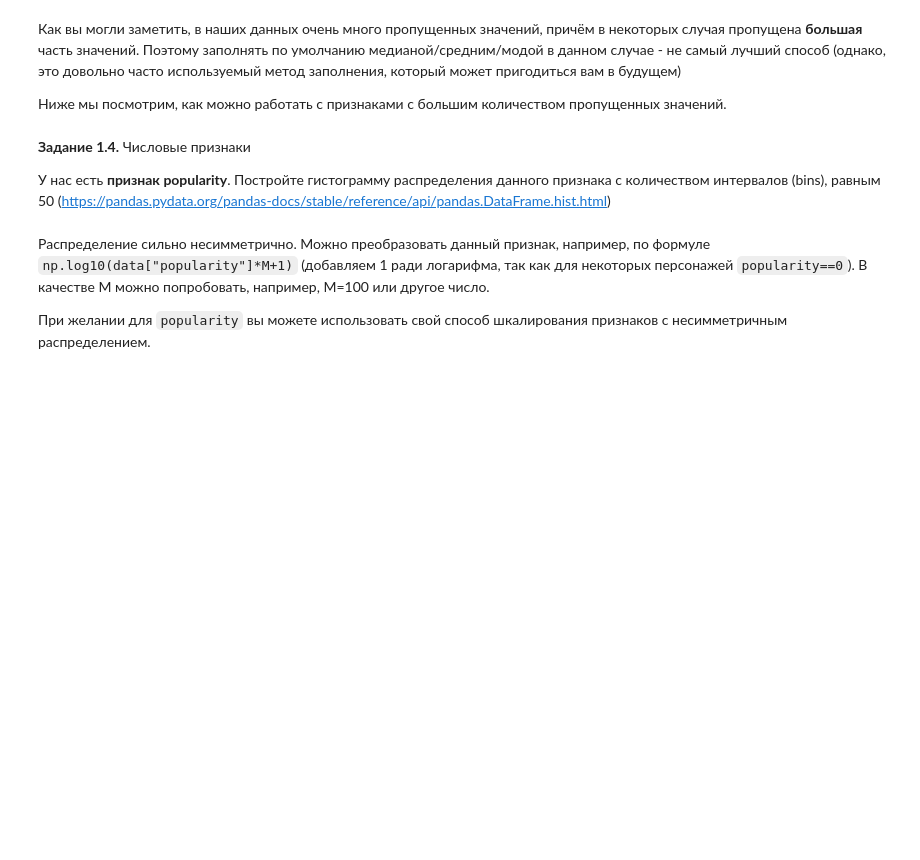
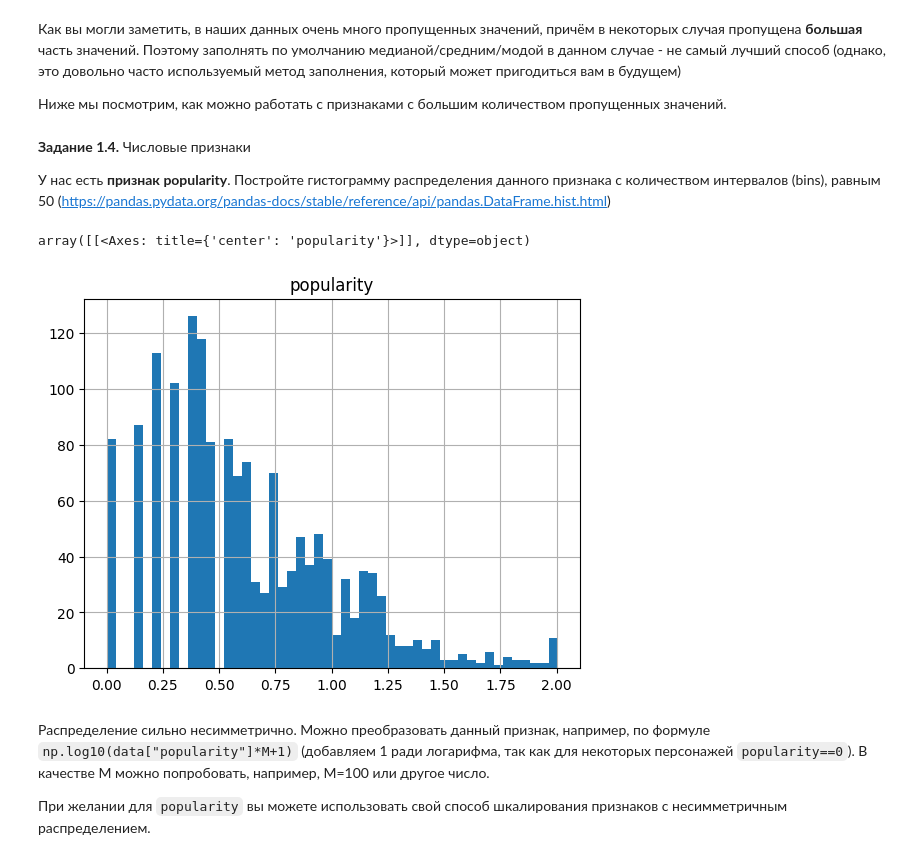
Before and after one commit to egorabashev/notebooks, a Jupyter notebook: week_01_ml_intro/Homework/hw_1_game_of_thrones.ipynb, the cells around one changed output. Cells and saved outputs as stored; diff of their text form; code cells hidden in the pictures; blank space fills up the shorter version.

```diff
--- a/week_01_ml_intro/Homework/hw_1_game_of_thrones.ipynb
+++ b/week_01_ml_intro/Homework/hw_1_game_of_thrones.ipynb
@@ -111,5 +110,7 @@ import seaborn as sb
 import numpy as np
 # %% [markdown]
 **Задание 1.2.** Загрузите датасет в Pandas DataFrame при помощи функции `read_csv`. Вместо дефолтных наименований строк `0,1,...`, при помощи параметра `index_col`, сделайте значения колонки `S.No` наименованиями строк:
+# %%
+data = pd.read_csv("/content/game_of_thrones_train.csv")
 # %%
-data = # ...
+data
@@ -147,6 +208,11 @@ data.describe(include = [...]).T[['count', 'min', 'max']]
 **Задание 1.4.** Числовые признаки
 
 У нас есть **признак popularity**. Постройте гистограмму распределения данного признака с количеством интервалов (bins), равным 50 (https://pandas.pydata.org/pandas-docs/stable/reference/api/pandas.DataFrame.hist.html)
+# %%
+data.hist("popularity", bins=50)
+# %% [output]
+array([[<Axes: title={'center': 'popularity'}>]], dtype=object)
+[figure, added]
 # %% [markdown]
 Распределение сильно несимметрично. Можно преобразовать данный признак, например, по формуле `np.log10(data["popularity"]*M+1)` (добавляем 1 ради логарифма, так как для некоторых персонажей `popularity==0`). В качестве M можно попробовать, например, M=100 или другое число.
 
```
Also changed, not shown: parts of 7 cells of this notebook.
